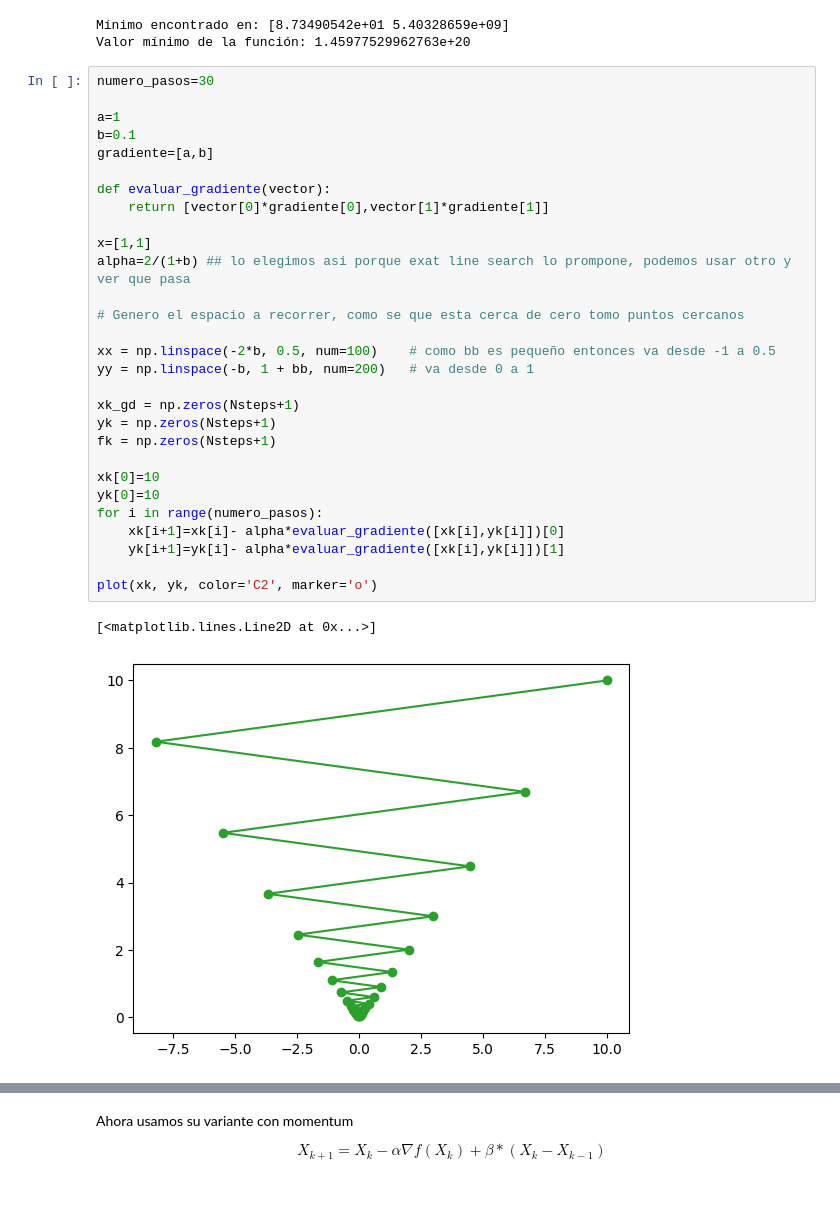
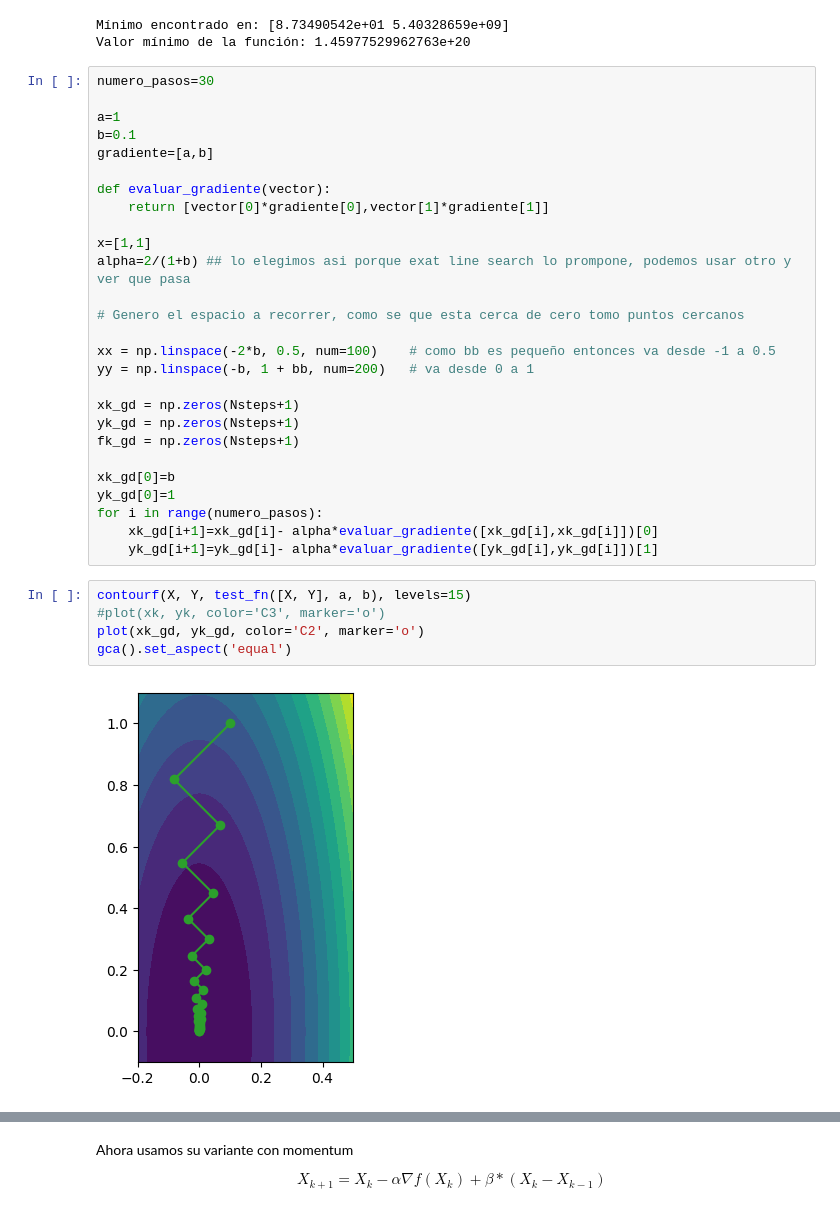
Before and after one commit to carbonecar/maestria, a Jupyter notebook: optimizacion/minimos_cuadrados/clase_3.ipynb, the cells around one changed output, grey strips where cells are left out. Drawn from its saved outputs; the diff is of its cells as text.

```diff
--- a/optimizacion/minimos_cuadrados/clase_3.ipynb
+++ b/optimizacion/minimos_cuadrados/clase_3.ipynb
@@ -124,17 +123,19 @@ xx = np.linspace(-2*b, 0.5, num=100)    # como bb es pequeño entonces va desde
 yy = np.linspace(-b, 1 + bb, num=200)   # va desde 0 a 1
 
 xk_gd = np.zeros(Nsteps+1)
-yk = np.zeros(Nsteps+1)
-fk = np.zeros(Nsteps+1)
+yk_gd = np.zeros(Nsteps+1)
+fk_gd = np.zeros(Nsteps+1)
 
-xk[0]=10
-yk[0]=10
+xk_gd[0]=b
+yk_gd[0]=1
 for i in range(numero_pasos):
-    xk[i+1]=xk[i]- alpha*evaluar_gradiente([xk[i],yk[i]])[0]
-    yk[i+1]=yk[i]- alpha*evaluar_gradiente([xk[i],yk[i]])[1]
-
-plot(xk, yk, color='C2', marker='o')
+    xk_gd[i+1]=xk_gd[i]- alpha*evaluar_gradiente([xk_gd[i],xk_gd[i]])[0]
+    yk_gd[i+1]=yk_gd[i]- alpha*evaluar_gradiente([yk_gd[i],yk_gd[i]])[1]
-# %% [output]
-[<matplotlib.lines.Line2D at 0x...>]
-[figure, removed]
+# %%
+contourf(X, Y, test_fn([X, Y], a, b), levels=15)
+#plot(xk, yk, color='C3', marker='o')
+plot(xk_gd, yk_gd, color='C2', marker='o')
+gca().set_aspect('equal')
+# %% [output]
+[figure, added]
 # %%
```
Also changed, not shown: parts of 13 cells of this notebook, 4 other files.
